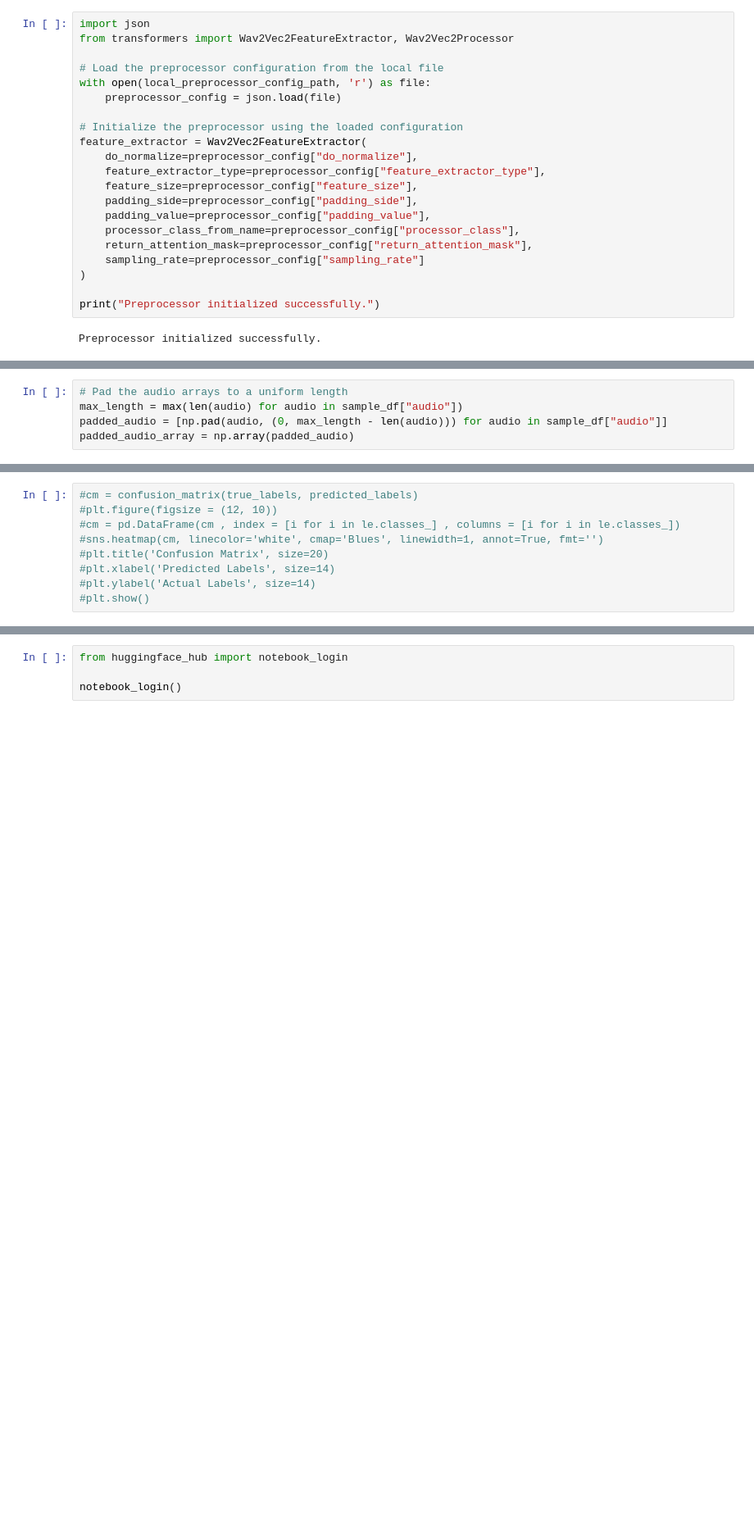
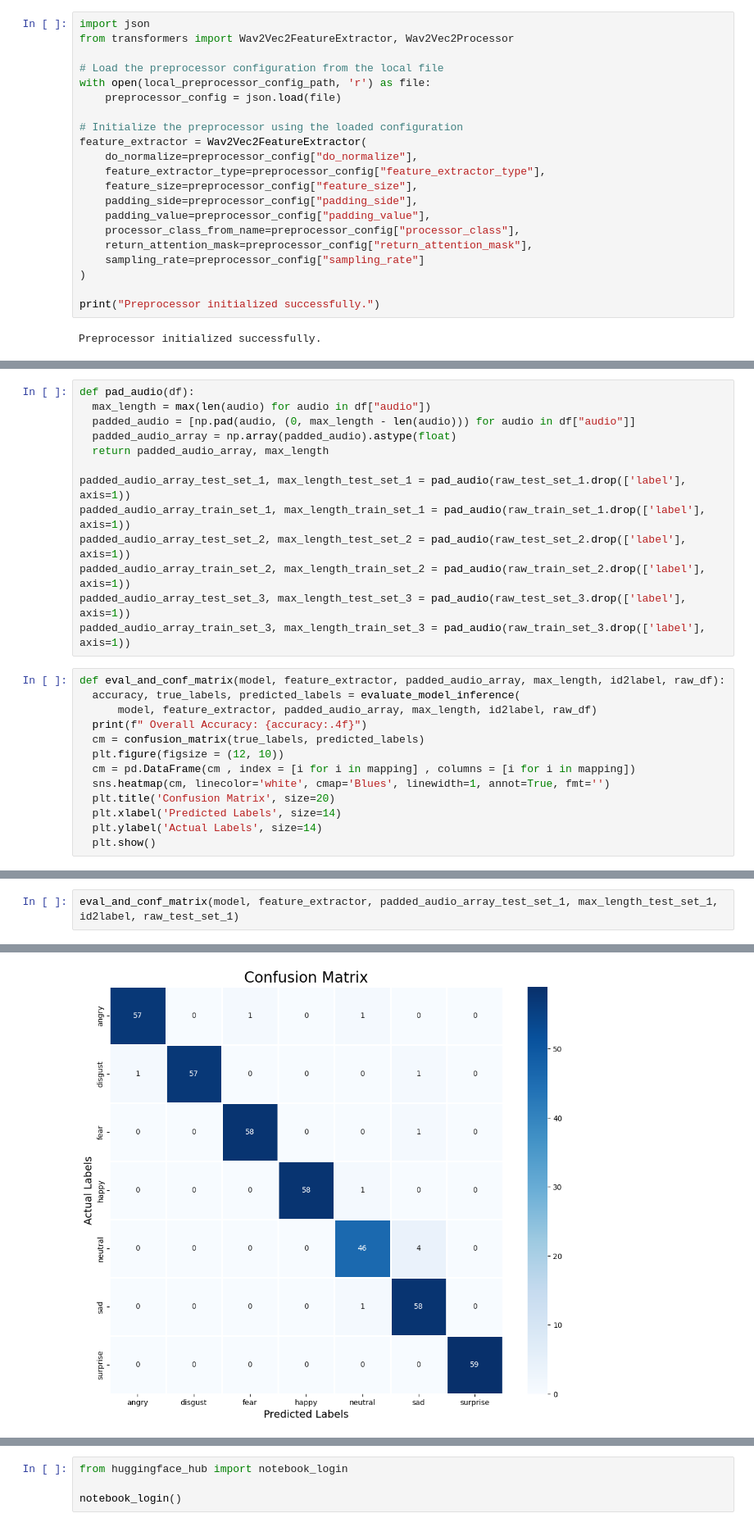
Before and after one commit to K-Winkles/Wav2Vec2ForSpeechClassification, a Jupyter notebook: main.ipynb, the cells around one changed output, grey strips where cells are left out. Shown at 82% size. Cells and saved outputs as stored; diff of their text form; blank space fills up the shorter version.

Commit message:
update test sets

```diff
--- a/main.ipynb
+++ b/main.ipynb
@@ -607,5 +605,0 @@ sample_df = raw_df
-# %%
-# Pad the audio arrays to a uniform length
-max_length = max(len(audio) for audio in sample_df["audio"])
-padded_audio = [np.pad(audio, (0, max_length - len(audio))) for audio in sample_df["audio"]]
-padded_audio_array = np.array(padded_audio)
@@ -662,9 +606,26 @@ Test labels: 2179
+# %%
+def pad_audio(df):
+  max_length = max(len(audio) for audio in df["audio"])
+  padded_audio = [np.pad(audio, (0, max_length - len(audio))) for audio in df["audio"]]
+  padded_audio_array = np.array(padded_audio).astype(float)
+  return padded_audio_array, max_length
+
+padded_audio_array_test_set_1, max_length_test_set_1 = pad_audio(raw_test_set_1.drop(['label'], axis=1))
+padded_audio_array_train_set_1, max_length_train_set_1 = pad_audio(raw_train_set_1.drop(['label'], axis=1))
+padded_audio_array_test_set_2, max_length_test_set_2 = pad_audio(raw_test_set_2.drop(['label'], axis=1))
+padded_audio_array_train_set_2, max_length_train_set_2 = pad_audio(raw_train_set_2.drop(['label'], axis=1))
+padded_audio_array_test_set_3, max_length_test_set_3 = pad_audio(raw_test_set_3.drop(['label'], axis=1))
+padded_audio_array_train_set_3, max_length_train_set_3 = pad_audio(raw_train_set_3.drop(['label'], axis=1))
 # %%
-#cm = confusion_matrix(true_labels, predicted_labels)
-#plt.figure(figsize = (12, 10))
-#cm = pd.DataFrame(cm , index = [i for i in le.classes_] , columns = [i for i in le.classes_])
-#sns.heatmap(cm, linecolor='white', cmap='Blues', linewidth=1, annot=True, fmt='')
-#plt.title('Confusion Matrix', size=20)
-#plt.xlabel('Predicted Labels', size=14)
-#plt.ylabel('Actual Labels', size=14)
-#plt.show()
+def eval_and_conf_matrix(model, feature_extractor, padded_audio_array, max_length, id2label, raw_df):
+  accuracy, true_labels, predicted_labels = evaluate_model_inference(
+      model, feature_extractor, padded_audio_array, max_length, id2label, raw_df)
+  print(f" Overall Accuracy: {accuracy:.4f}")
+  cm = confusion_matrix(true_labels, predicted_labels)
+  plt.figure(figsize = (12, 10))
+  cm = pd.DataFrame(cm , index = [i for i in mapping] , columns = [i for i in mapping])
+  sns.heatmap(cm, linecolor='white', cmap='Blues', linewidth=1, annot=True, fmt='')
+  plt.title('Confusion Matrix', size=20)
+  plt.xlabel('Predicted Labels', size=14)
+  plt.ylabel('Actual Labels', size=14)
+  plt.show()
@@ -677,0 +632,3 @@ torch.cuda.empty_cache()
+# %%
+eval_and_conf_matrix(model, feature_extractor, padded_audio_array_test_set_1, max_length_test_set_1, id2label, raw_test_set_1)
+# %% [output]
@@ -677,0 +636 @@ torch.cuda.empty_cache()
+[figure, added]
```
Also changed, not shown: parts of 46 cells of this notebook.
